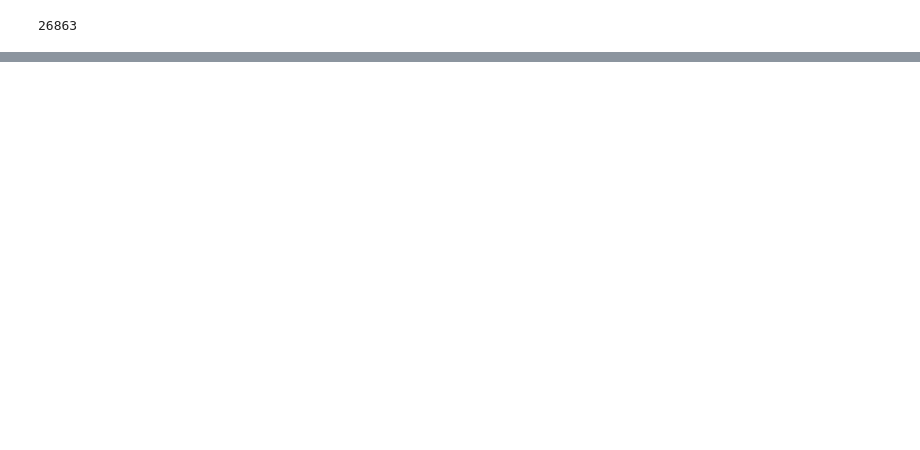
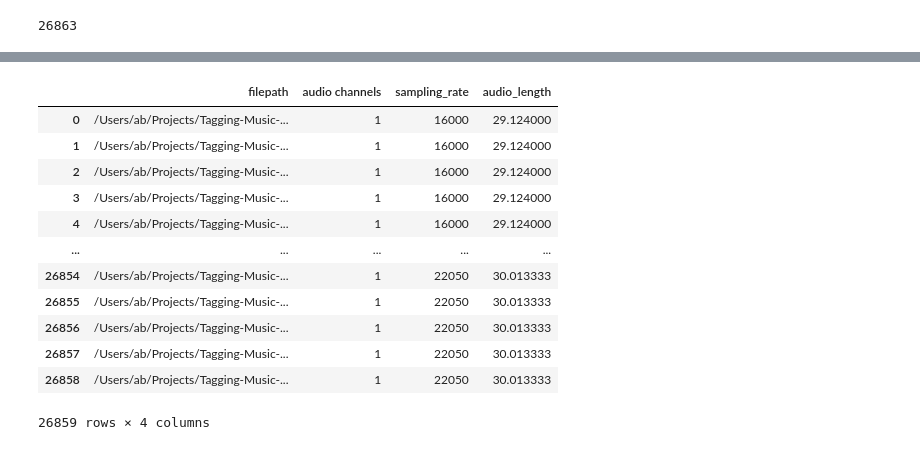
Before and after one commit to syeon0928/tagging-music-sequences, a Jupyter notebook: notebooks/eda_alex.ipynb, the cells around one changed output, grey strips where cells are left out. Cells and saved outputs as stored; diff of their text form; code cells hidden in the pictures; blank space fills up the shorter version.

Commit message:
Initial EDA

```diff
--- a/notebooks/eda_alex.ipynb
+++ b/notebooks/eda_alex.ipynb
@@ -37,0 +49,34 @@ plt.show()
+# %%
+# Initialize an empty list to store the data
+audio_data = []
+error_files = []  # List to store paths of problematic files
+
+# Iterate over the filepaths in the subset DataFrame
+for value in df['filepath']:
+    try:
+        # Construct the full file path for the audio file
+        full_path = data_path / value
+        # Use your AudioUtil class to open the audio file
+        audio, sr = AudioUtil.open(full_path)
+        num_channels = AudioUtil.get_audio_channels(full_path)
+        audio_length = audio.shape[1] / sr
+
+        # Create a dictionary of the data you want to store
+        audio_info = {
+            'filepath': full_path,
+            'audio_channels': num_channels,
+            'sampling_rate': sr,
+            'audio_length': audio_length,
+            #TODO more features
+        }
+
+        # Append the dictionary to your list
+        audio_data.append(audio_info)
+
+    except Exception as e:
+        print(f"Failed to process {value}: {e}")
+        error_files.append({'filepath': value, 'error': str(e)})
+
+# Convert the list of dictionaries to a new DataFrame
+audio_df = pd.DataFrame(audio_data)
+error_df = pd.DataFrame(error_files)
@@ -37,0 +88,16 @@ plt.show()
+# %%
+audio_df
+# %% [output]
+|  | filepath | audio channels | sampling_rate | audio_length |
+| 0 | /Users/ab/Projects/Tagging-Music-... | 1 | 16000 | 29.124000 |
+| 1 | /Users/ab/Projects/Tagging-Music-... | 1 | 16000 | 29.124000 |
+| 2 | /Users/ab/Projects/Tagging-Music-... | 1 | 16000 | 29.124000 |
+| 3 | /Users/ab/Projects/Tagging-Music-... | 1 | 16000 | 29.124000 |
+| 4 | /Users/ab/Projects/Tagging-Music-... | 1 | 16000 | 29.124000 |
+| ... | ... | ... | ... | ... |
+| 26854 | /Users/ab/Projects/Tagging-Music-... | 1 | 22050 | 30.013333 |
+| 26855 | /Users/ab/Projects/Tagging-Music-... | 1 | 22050 | 30.013333 |
+| 26856 | /Users/ab/Projects/Tagging-Music-... | 1 | 22050 | 30.013333 |
+| 26857 | /Users/ab/Projects/Tagging-Music-... | 1 | 22050 | 30.013333 |
+| 26858 | /Users/ab/Projects/Tagging-Music-... | 1 | 22050 | 30.013333 |
+26859 rows × 4 columns
```
Also changed, not shown: parts of 10 cells of this notebook, 2 other files.
